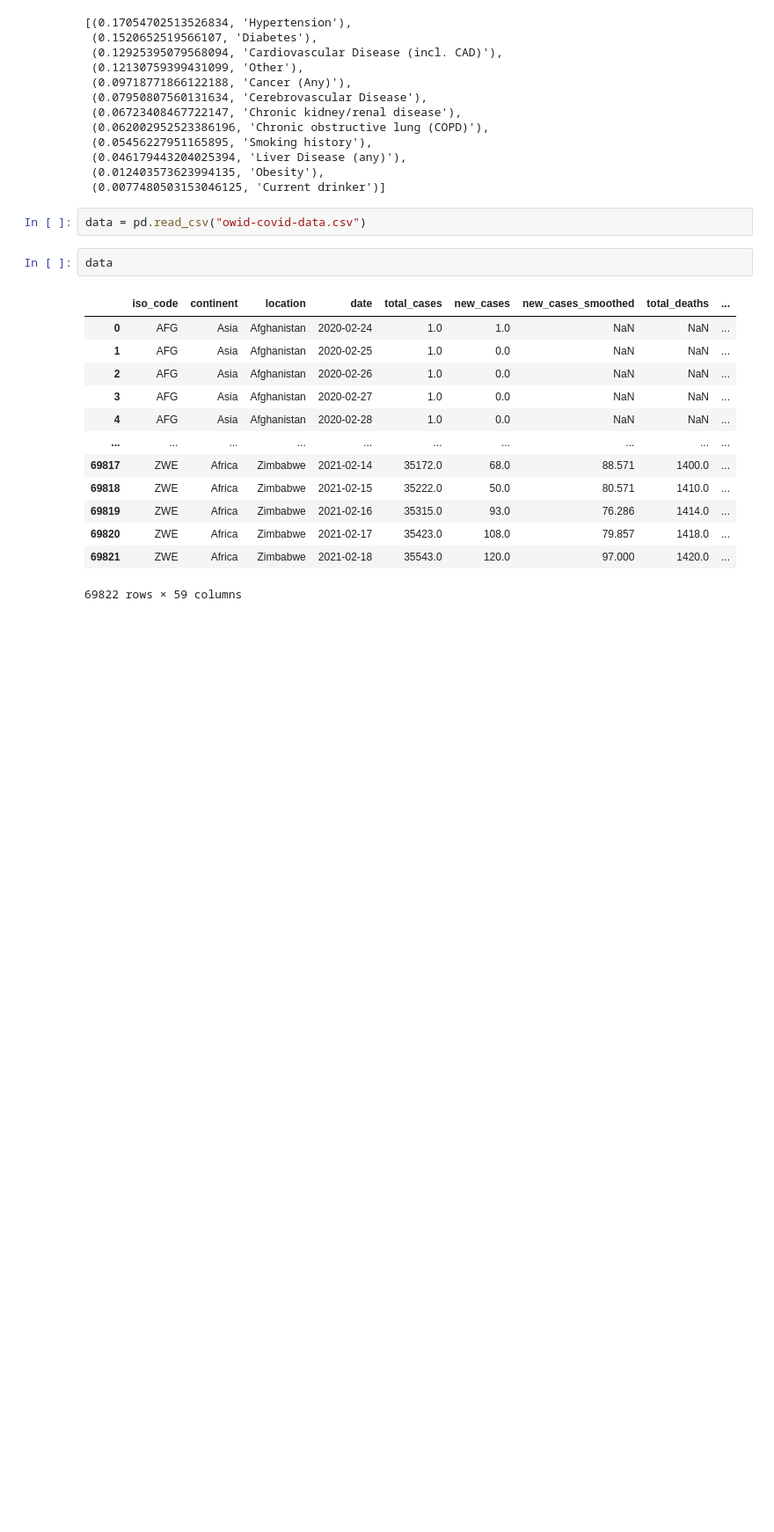
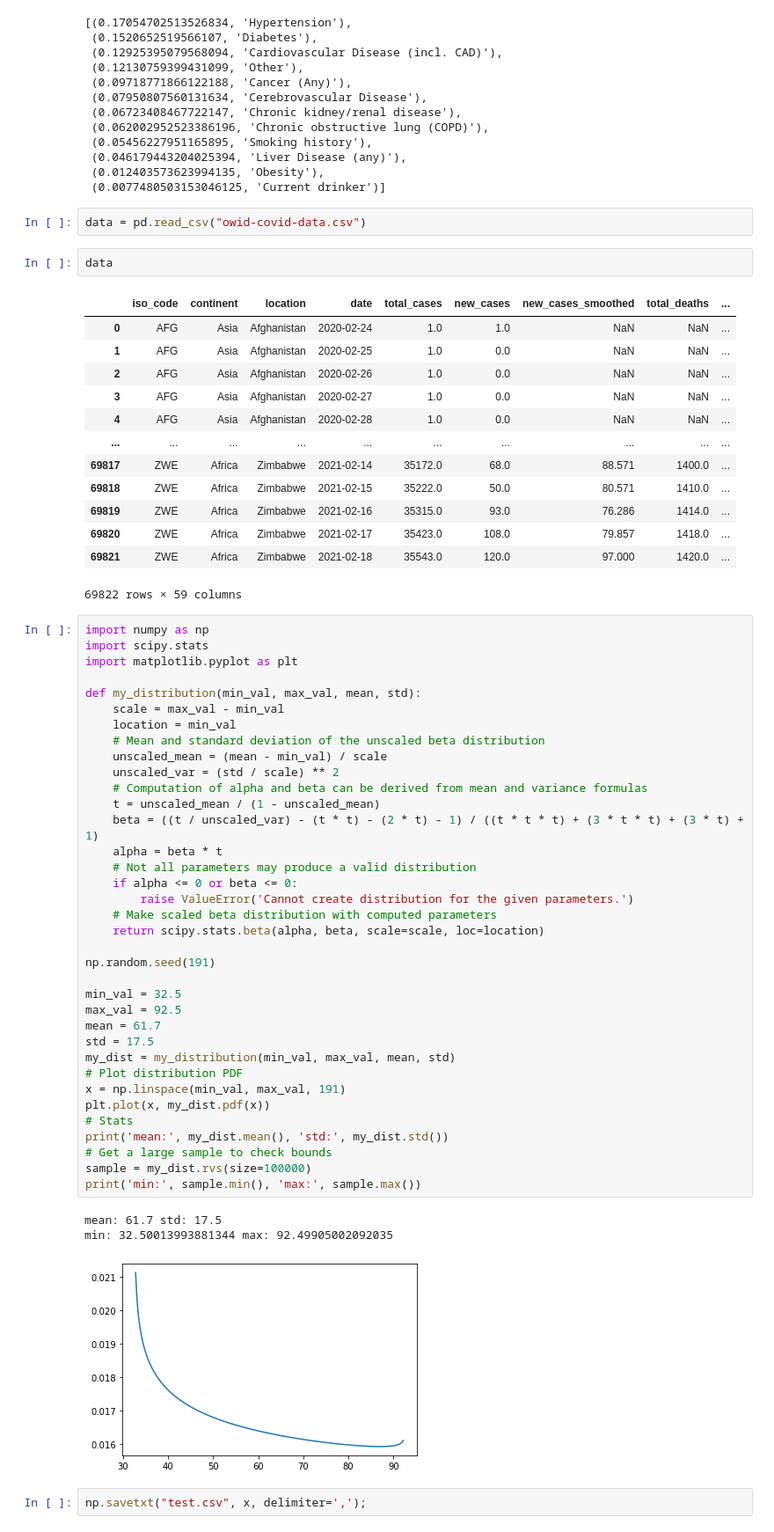
Before and after one commit to stellakk75/COVID-19RiskCalc, a Jupyter notebook: RiskFactorsML.ipynb, the cells around one changed output. Shown at 88% size. Saved outputs shown, nothing was run; the diff lists cells and outputs as text; blank space fills up the shorter version.

```diff
--- a/RiskFactorsML.ipynb
+++ b/RiskFactorsML.ipynb
@@ -127,3 +145,45 @@ data
 | 69820 | ZWE | Africa | Zimbabwe | 2021-02-17 | 35423.0 | 108.0 | 79.857 | 1418.0 | ... |
 | 69821 | ZWE | Africa | Zimbabwe | 2021-02-18 | 35543.0 | 120.0 | 97.000 | 1420.0 | ... |
 69822 rows × 59 columns
+# %%
+import numpy as np
+import scipy.stats
+import matplotlib.pyplot as plt
+
+def my_distribution(min_val, max_val, mean, std):
+    scale = max_val - min_val
+    location = min_val
+    # Mean and standard deviation of the unscaled beta distribution
+    unscaled_mean = (mean - min_val) / scale
+    unscaled_var = (std / scale) ** 2
+    # Computation of alpha and beta can be derived from mean and variance formulas
+    t = unscaled_mean / (1 - unscaled_mean)
+    beta = ((t / unscaled_var) - (t * t) - (2 * t) - 1) / ((t * t * t) + (3 * t * t) + (3 * t) + 1)
+    alpha = beta * t
+    # Not all parameters may produce a valid distribution
+    if alpha <= 0 or beta <= 0:
+        raise ValueError('Cannot create distribution for the given parameters.')
+    # Make scaled beta distribution with computed parameters
+    return scipy.stats.beta(alpha, beta, scale=scale, loc=location)
+
+np.random.seed(191)
+
+min_val = 32.5
+max_val = 92.5
+mean = 61.7
+std = 17.5
+my_dist = my_distribution(min_val, max_val, mean, std)
+# Plot distribution PDF
+x = np.linspace(min_val, max_val, 191)
+plt.plot(x, my_dist.pdf(x))
+# Stats
+print('mean:', my_dist.mean(), 'std:', my_dist.std())
+# Get a large sample to check bounds
+sample = my_dist.rvs(size=100000)
+print('min:', sample.min(), 'max:', sample.max())
+# %% [output]
+mean: 61.7 std: 17.5
+min: 32.50013993881344 max: 92.49905002092035
+[figure, added]
+# %%
+np.savetxt("test.csv", x, delimiter=',');
```
Also changed, not shown: parts of 19 cells of this notebook, 10 other files.
